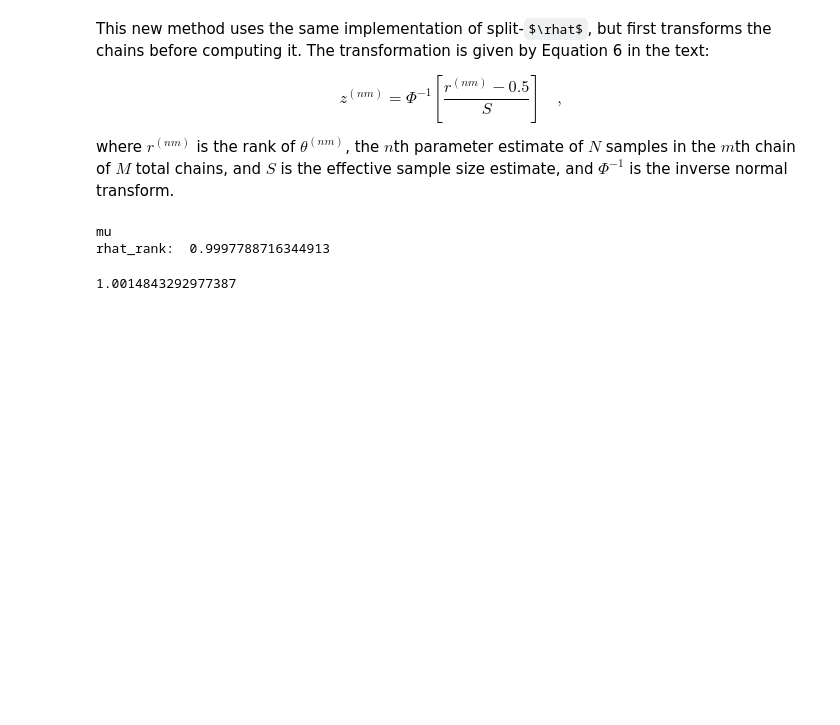
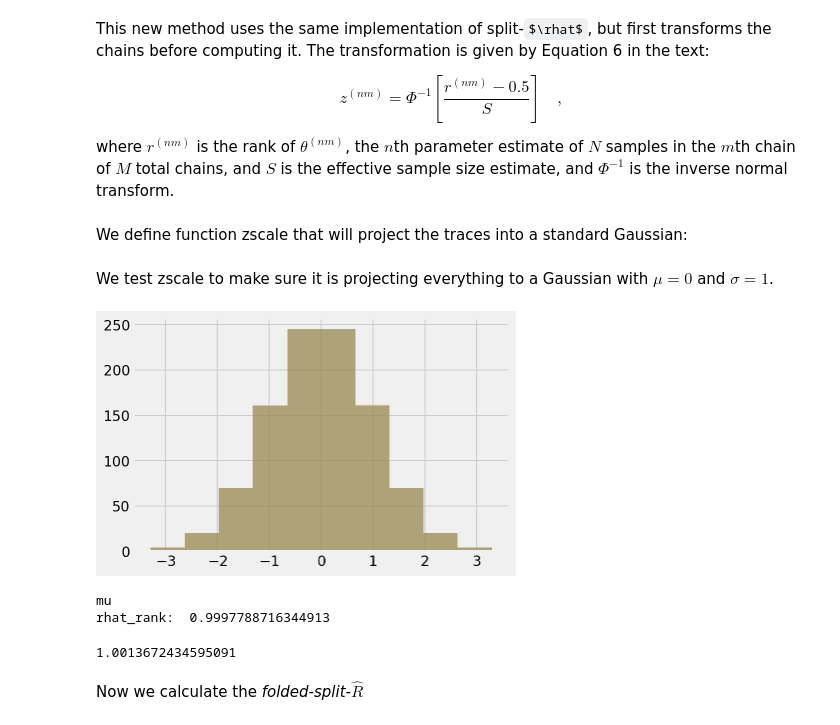
Before and after one commit to icweaver/pyHat, a Jupyter notebook: toymodel_gaussian.ipynb, the cells around one changed output. Drawn from its saved outputs; the diff is of its cells as text; code cells hidden in the pictures; some formulas as TeX source; blank space fills up the shorter version.

Commit message:
split folded rhat implement

```diff
--- a/toymodel_gaussian.ipynb
+++ b/toymodel_gaussian.ipynb
@@ -142,6 +142,25 @@ import rint
 def INT(x):
     df = pd.Series(x)
     return rint.rank_INT(df, stochastic=False).to_numpy()
+# %% [markdown]
+We define function zscale that will project the traces into a standard Gaussian:
+# %%
+def zscale(trace):
+    S = trace.shape[1]
+    r = [utils.rank(chain) for chain in theta]
+    r = np.array(r)
+    z = [sp.stats.norm.ppf((r_i - 1 / 2) / S) for r_i in r]
+    z = np.array(z)
+    return z
+# %% [markdown]
+We test zscale to make sure it is projecting everything to a Gaussian with $\mu = 0$ and $\sigma = 1$.
+# %%
+tst = zscale(theta)
+# %%
+for i in range(4):
+    plt.hist(tst[i], alpha = 0.3);
+# %% [output]
+[figure, added]
 # %%
 param = "mu"
 theta =  trace_shifted_array
@@ -159,8 +179,12 @@ print(f"rhat_rank:  {rhat_rank}")
 mu
 rhat_rank:  0.9997788716344913
 # %%
-zeta = np.abs(theta - np.median(theta, axis=1).reshape(-1, 1))
+#zeta = np.abs(theta - np.median(theta, axis=1).reshape(-1, 1))
+#tanveer: I think that we should just do median because the paper says median(theta) without index
+zeta = np.abs(theta - np.median(theta).reshape(-1, 1))
 rhat_rank_folded = utils.rhat(zeta, param, split=True)
 rhat_rank_folded
 # %% [output]
-1.0014843292977387
+1.0013672434595091
+# %% [markdown]
+Now we calculate the *folded-split-$\widehat{R}$*
```
Also changed, not shown: parts of 7 cells of this notebook.
